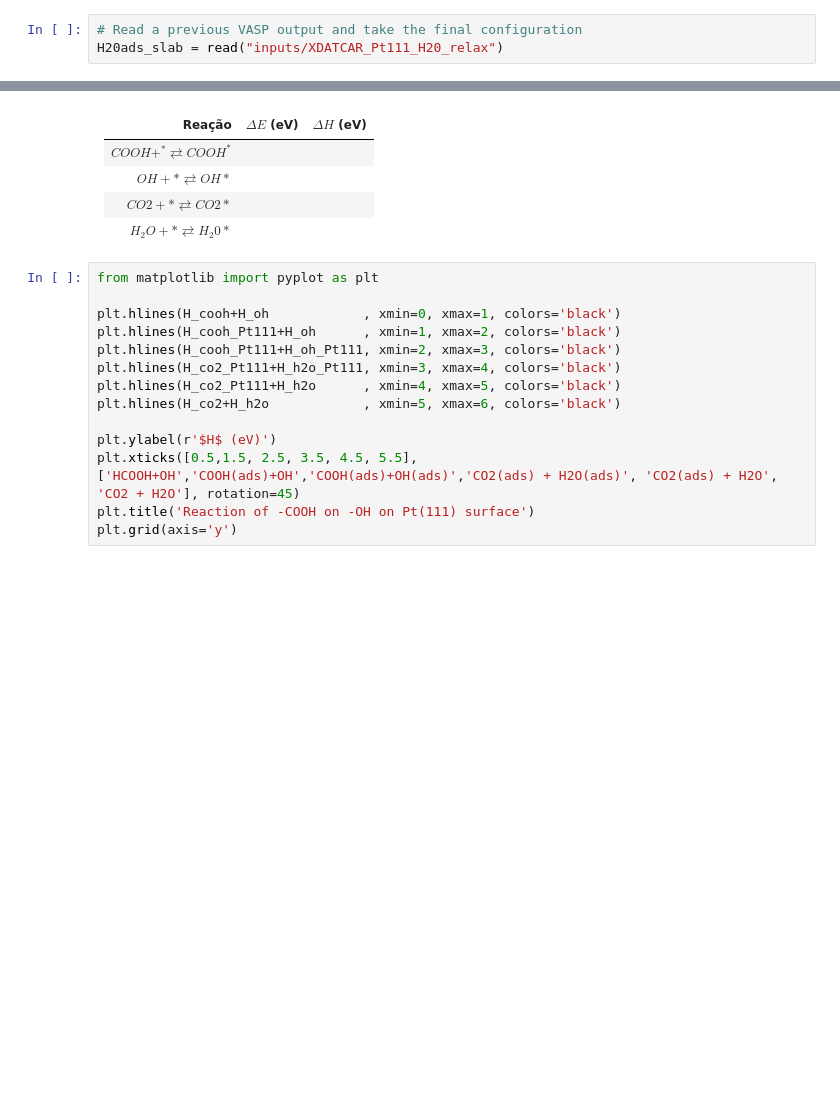
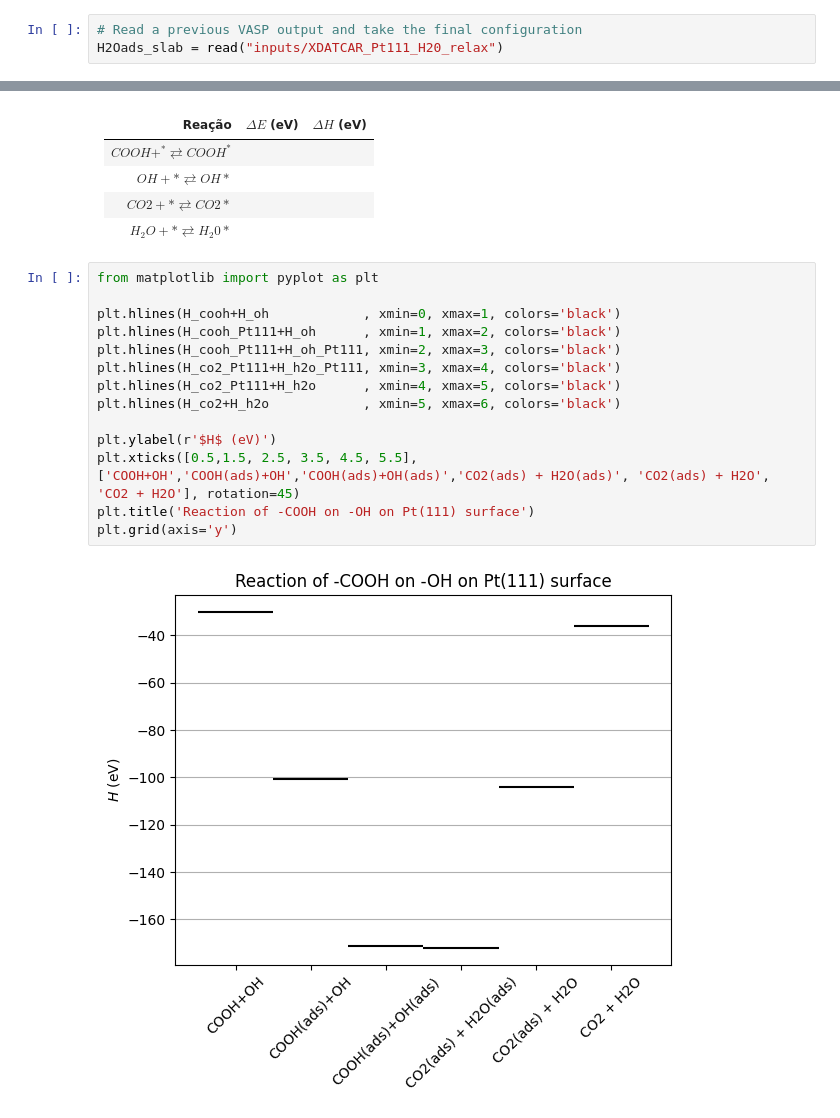
Before and after one commit to ahardiag/COQ-878, a Jupyter notebook: PLB01/notebook_PLB01.ipynb, the cells around one changed output, grey strips where cells are left out. Drawn from its saved outputs; the diff is of its cells as text; blank space fills up the shorter version.

```diff
--- a/PLB01/notebook_PLB01.ipynb
+++ b/PLB01/notebook_PLB01.ipynb
@@ -662,5 +700,5 @@ $ H_2 O + * \to H_2 O*$
 Optimize geometry of $H_2 O$ molecule adsorbed on top of Pt111. To this later, we used a previous calculation to spare time in DFT relaxation.
 # %%
 # Read a previous VASP output and take the final configuration
-H20ads_slab = read("inputs/XDATCAR_Pt111_H20_relax")
+H2Oads_slab = read("inputs/XDATCAR_Pt111_H20_relax")
 # %%
@@ -826,14 +883,16 @@ print(f'ΔH CO2 adsorption = {Hads_co2:.3f} eV')
 # %%
 from matplotlib import pyplot as plt
 
 plt.hlines(H_cooh+H_oh            , xmin=0, xmax=1, colors='black')
 plt.hlines(H_cooh_Pt111+H_oh      , xmin=1, xmax=2, colors='black')
 plt.hlines(H_cooh_Pt111+H_oh_Pt111, xmin=2, xmax=3, colors='black')
 plt.hlines(H_co2_Pt111+H_h2o_Pt111, xmin=3, xmax=4, colors='black')
 plt.hlines(H_co2_Pt111+H_h2o      , xmin=4, xmax=5, colors='black')
 plt.hlines(H_co2+H_h2o            , xmin=5, xmax=6, colors='black')
 
 plt.ylabel(r'$H$ (eV)')
-plt.xticks([0.5,1.5, 2.5, 3.5, 4.5, 5.5], ['HCOOH+OH','COOH(ads)+OH','COOH(ads)+OH(ads)','CO2(ads) + H2O(ads)', 'CO2(ads) + H2O', 'CO2 + H2O'], rotation=45)
+plt.xticks([0.5,1.5, 2.5, 3.5, 4.5, 5.5], ['COOH+OH','COOH(ads)+OH','COOH(ads)+OH(ads)','CO2(ads) + H2O(ads)', 'CO2(ads) + H2O', 'CO2 + H2O'], rotation=45)
 plt.title('Reaction of -COOH on -OH on Pt(111) surface')
 plt.grid(axis='y')
+# %% [output]
+[figure, added]
```
Also changed, not shown: parts of 29 cells of this notebook.
